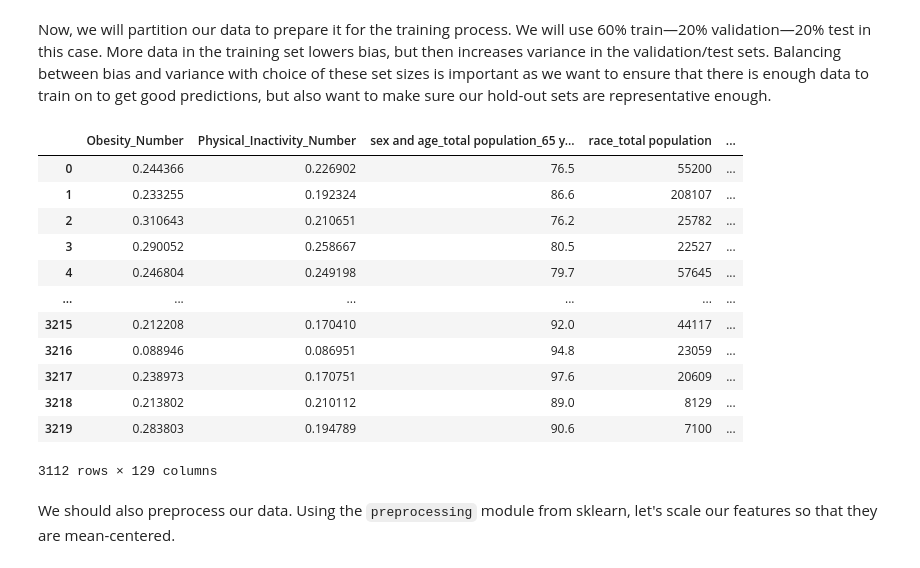
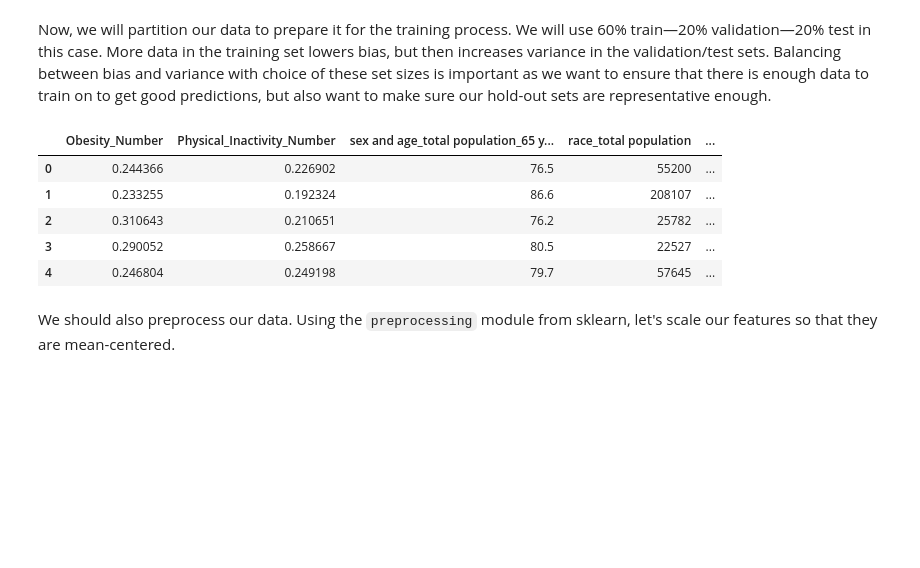
Before and after one commit to chasejstokes/CSS_Project2_Team7_Fall2022, a Jupyter notebook: Project 2 Students.ipynb, the cells around one changed output. Drawn from its saved outputs; the diff is of its cells as text; code cells hidden in the pictures; blank space fills up the shorter version.

```diff
--- a/Project 2 Students.ipynb
+++ b/Project 2 Students.ipynb
@@ -285,26 +285,19 @@ diabetes_clean = diabetes_clean.drop(filter_col, axis = 1)
 # %%
 from sklearn.model_selection import train_test_split
 
 # Set y
 y = diabetes_clean['Diabetes_Number']
 
 # X (everything except diabetes, our target)
 X_unprocessed = diabetes_clean.drop(labels = ['Diabetes_Number'], axis = 1)
-X_unprocessed
+X_unprocessed.head(5)
 # %% [output]
 |  | Obesity_Number | Physical_Inactivity_Number | sex and age_total population_65 y... | race_total population | ... |
 | 0 | 0.244366 | 0.226902 | 76.5 | 55200 | ... |
 | 1 | 0.233255 | 0.192324 | 86.6 | 208107 | ... |
 | 2 | 0.310643 | 0.210651 | 76.2 | 25782 | ... |
 | 3 | 0.290052 | 0.258667 | 80.5 | 22527 | ... |
 | 4 | 0.246804 | 0.249198 | 79.7 | 57645 | ... |
-| ... | ... | ... | ... | ... | ... |
-| 3215 | 0.212208 | 0.170410 | 92.0 | 44117 | ... |
-| 3216 | 0.088946 | 0.086951 | 94.8 | 23059 | ... |
-| 3217 | 0.238973 | 0.170751 | 97.6 | 20609 | ... |
-| 3218 | 0.213802 | 0.210112 | 89.0 | 8129 | ... |
-| 3219 | 0.283803 | 0.194789 | 90.6 | 7100 | ... |
-3112 rows × 129 columns
 # %% [markdown]
 We should also preprocess our data. Using the `preprocessing` module from sklearn, let's scale our features so that they are mean-centered.
 # %%
```
Also changed, not shown: parts of 9 cells of this notebook.
